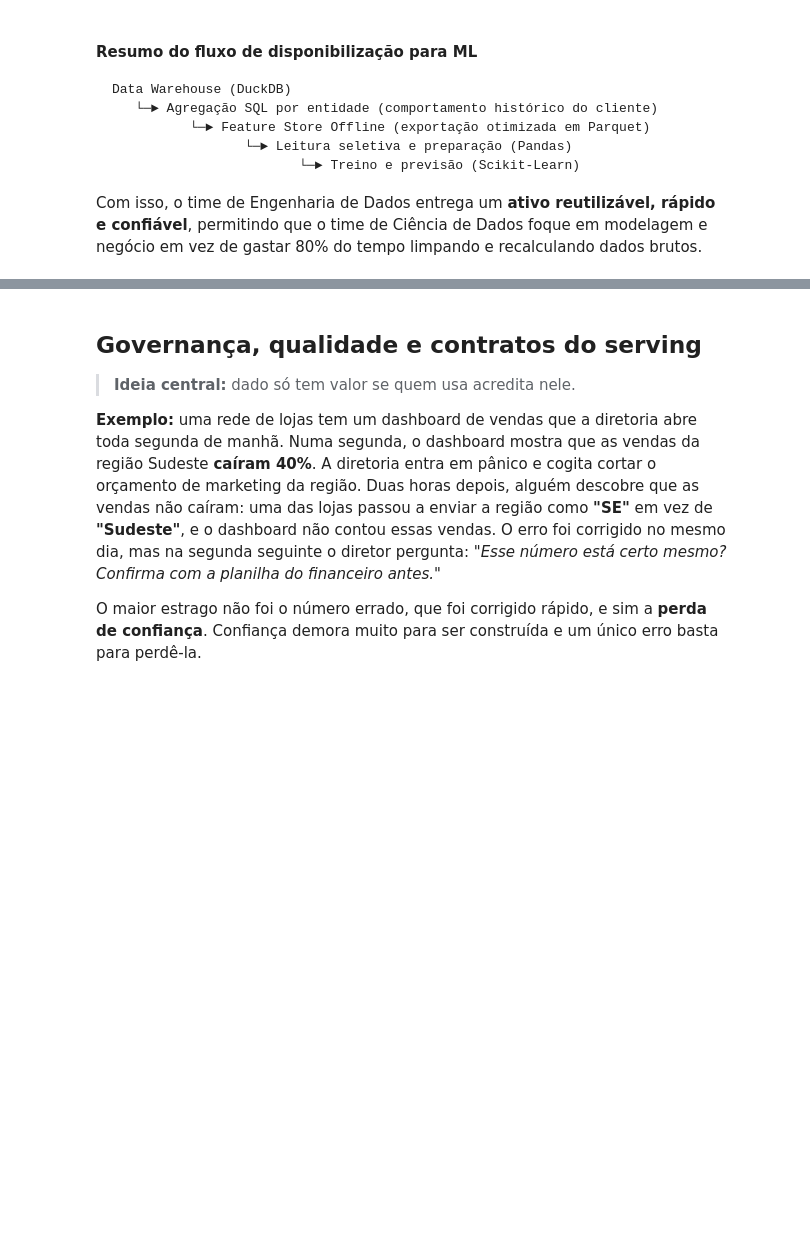
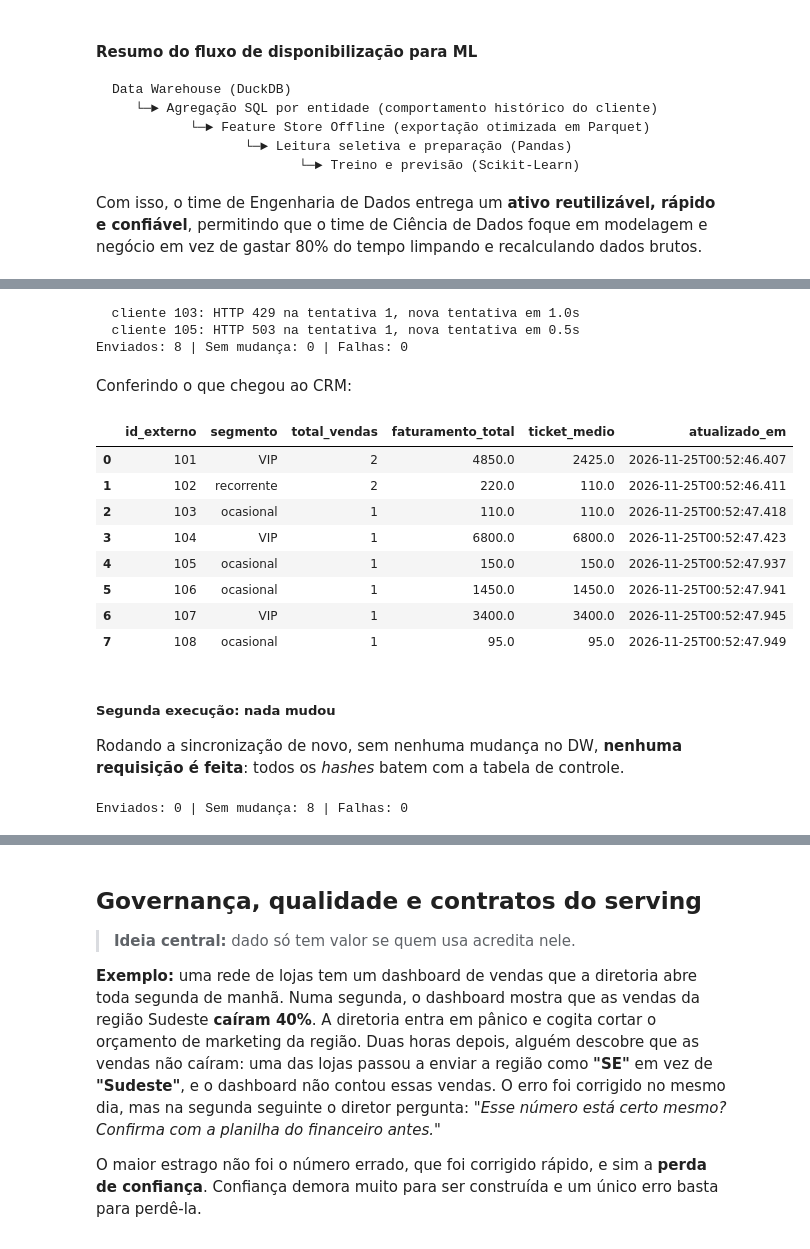
Before and after one commit to ladata-ufs/XII-SEMAC-ENGENHARIA-DADOS-DATA-WAREHOUSING, a Jupyter notebook: notebooks/D2/modulo_04_serving_analytics_and_ML.ipynb, the cells around one changed output, grey strips where cells are left out. Drawn from its saved outputs; the diff is of its cells as text; code cells hidden in the pictures; blank space fills up the shorter version.

```diff
--- a/notebooks/D2/modulo_04_serving_analytics_and_ML.ipynb
+++ b/notebooks/D2/modulo_04_serving_analytics_and_ML.ipynb
@@ -922,0 +1243,34 @@ Com isso, o time de Engenharia de Dados entrega um **ativo reutilizável, rápid
+# %%
+resultado = sincronizar(df_segmentos, CAMPOS_SYNC)
+# %% [output]
+  cliente 103: HTTP 429 na tentativa 1, nova tentativa em 1.0s
+  cliente 105: HTTP 503 na tentativa 1, nova tentativa em 0.5s
+Enviados: 8 | Sem mudança: 0 | Falhas: 0
+# %% [markdown]
+Conferindo o que chegou ao CRM:
+# %%
+def ler_contatos_crm():
+    resposta = sessao.get(f"{URL_CRM}/contatos", timeout=5)
+    resposta.raise_for_status()  # gera um erro se o status não for de sucesso
+    return pd.DataFrame(resposta.json())
+
+
+display(ler_contatos_crm().sort_values("id_externo"))
+# %% [output]
+|  | id_externo | segmento | total_vendas | faturamento_total | ticket_medio | atualizado_em |
+| 0 | 101 | VIP | 2 | 4850.0 | 2425.0 | 2026-11-25T00:52:46.407 |
+| 1 | 102 | recorrente | 2 | 220.0 | 110.0 | 2026-11-25T00:52:46.411 |
+| 2 | 103 | ocasional | 1 | 110.0 | 110.0 | 2026-11-25T00:52:47.418 |
+| 3 | 104 | VIP | 1 | 6800.0 | 6800.0 | 2026-11-25T00:52:47.423 |
+| 4 | 105 | ocasional | 1 | 150.0 | 150.0 | 2026-11-25T00:52:47.937 |
+| 5 | 106 | ocasional | 1 | 1450.0 | 1450.0 | 2026-11-25T00:52:47.941 |
+| 6 | 107 | VIP | 1 | 3400.0 | 3400.0 | 2026-11-25T00:52:47.945 |
+| 7 | 108 | ocasional | 1 | 95.0 | 95.0 | 2026-11-25T00:52:47.949 |
+# %% [markdown]
+##### Segunda execução: nada mudou
+
+Rodando a sincronização de novo, sem nenhuma mudança no DW, **nenhuma requisição é feita**: todos os *hashes* batem com a tabela de controle.
+# %%
+resultado = sincronizar(df_segmentos, CAMPOS_SYNC)
+# %% [output]
+Enviados: 0 | Sem mudança: 8 | Falhas: 0
```
Also changed, not shown: parts of 27 cells of this notebook, 2 other files.
